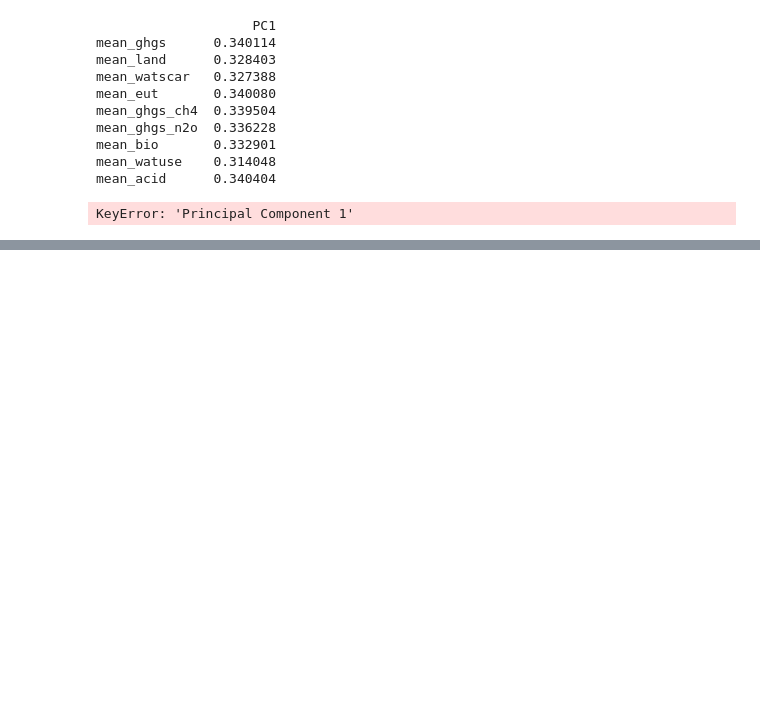
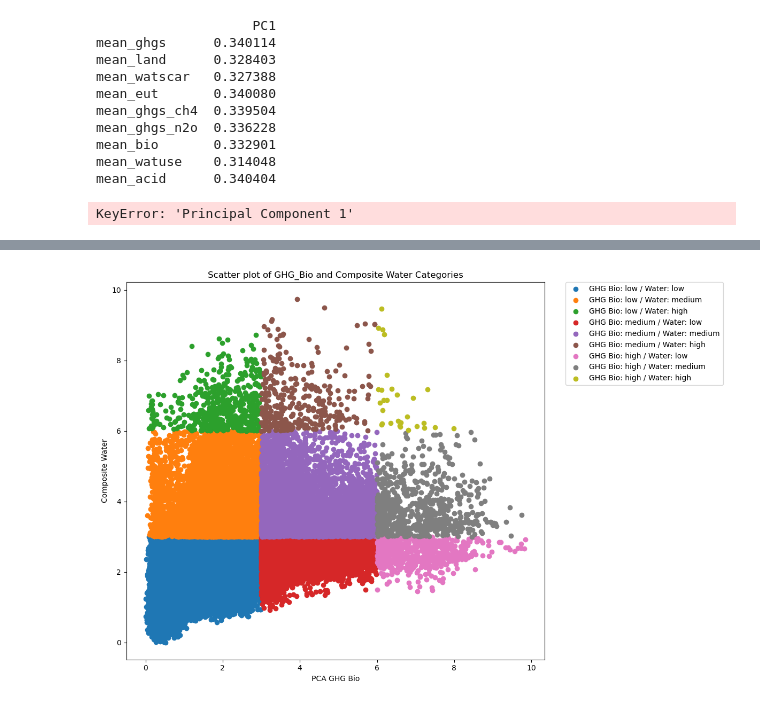
Before and after one commit to yufeng-yang/Data-visualization, a Jupyter notebook: RM2_Final.ipynb, the cells around one changed output, grey strips where cells are left out. Saved outputs shown, nothing was run; the diff lists cells and outputs as text; code cells hidden in the pictures; blank space fills up the shorter version.

```diff
--- a/RM2_Final.ipynb
+++ b/RM2_Final.ipynb
@@ -692,0 +528,13 @@ plt.show()
+# %%
+import pandas as pd
+import numpy as np
+import pandas as pd
+import matplotlib.pyplot as plt
+import pandas as pd
+import seaborn as sns
+import matplotlib.pyplot as plt
+file_path = r'C:\Users\yang\transformed_0_10_beau_data.csv'
+
+df1 = pd.read_csv(file_path)
+
+df1
@@ -692,0 +790,37 @@ plt.show()
+# %%
+import pandas as pd
+import matplotlib.pyplot as plt
+
+# 加载数据
+# df1 = pd.read_csv(file_path)
+
+# 定义分割边界
+x_bins = [0, 3, 6, 10]
+y_bins = [0, 3, 6, 10]
+
+# 分割数据
+df1['PCA_GHG_Bio_Category'] = pd.cut(df1['PCA_GHG_Bio'], bins=x_bins, labels=['low', 'medium', 'high'], right=False)
+df1['Composite_Water_Category'] = pd.cut(df1['Composite_Water'], bins=y_bins, labels=['low', 'medium', 'high'], right=False)
+
+# 创建散点图
+plt.figure(figsize=(12, 8))  # 调整画布大小以适应图例
+for x_label in ['low', 'medium', 'high']:
+    for y_label in ['low', 'medium', 'high']:
+        subset = df1[(df1['PCA_GHG_Bio_Category'] == x_label) & (df1['Composite_Water_Category'] == y_label)]
+        plt.scatter(subset['PCA_GHG_Bio'], subset['Composite_Water'], label=f'GHG Bio: {x_label} / Water: {y_label}')
+
+# 添加标题和标签
+plt.title('Scatter plot of GHG_Bio and Composite Water Categories')
+plt.xlabel('PCA GHG Bio')
+plt.ylabel('Composite Water')
+
+# 添加图例，把它放到图形的右侧
+plt.legend(bbox_to_anchor=(1.05, 1), loc='upper left', borderaxespad=0.)
+
+# 调整子图参数或使用tight_layout自动调整，以防止图例和标签被剪切
+plt.tight_layout()
+
+# 显示图表
+plt.show()
+# %% [output]
+[figure, added]
```
Also changed, not shown: parts of 32 cells of this notebook, 14 other files.
